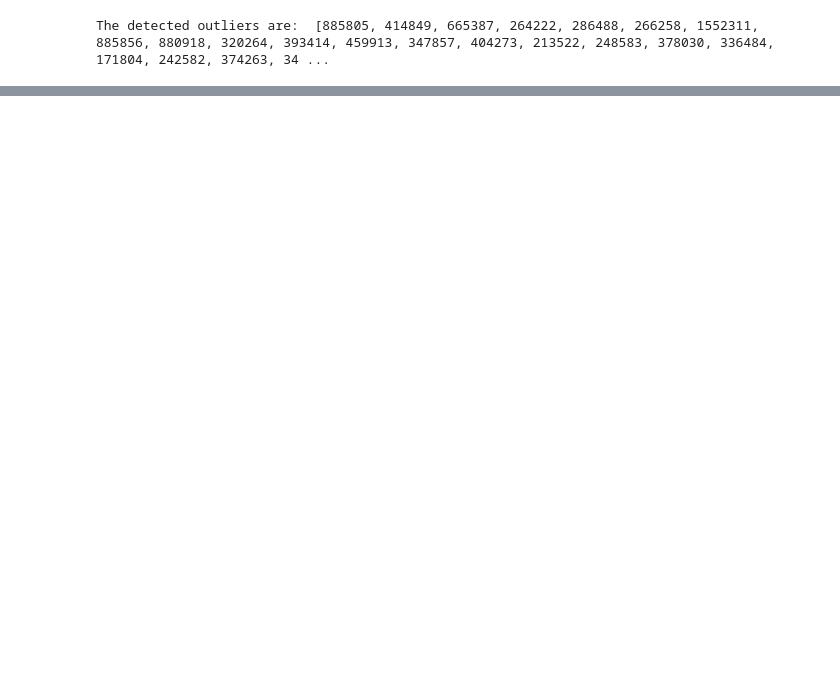
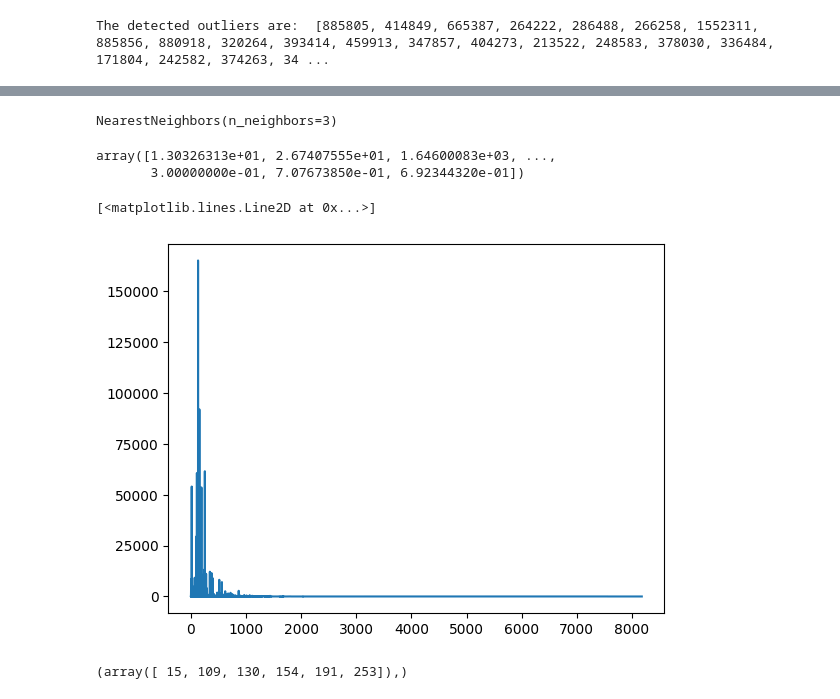
Before and after one commit to lukamath/DIQ_Project, a Jupyter notebook: DIQ_Project_10104067_LM-00.ipynb, the cells around one changed output, grey strips where cells are left out. Saved outputs shown, nothing was run; the diff lists cells and outputs as text; code cells hidden in the pictures; blank space fills up the shorter version.

```diff
--- a/DIQ_Project_10104067_LM-00.ipynb
+++ b/DIQ_Project_10104067_LM-00.ipynb
@@ -852,0 +1258,10 @@ The detected outliers are:  [885805, 414849, 665387, 264222, 286488, 266258, 155
+# %%
+#exploiting the consistency rating-votes I use only not null values for this attribute to use the model
+from annotated_types import IsNotNan
+
+
+clean_votes=MOVIES['Votes']
+clean_rating=MOVIES['Rating'].dropna()
+MOVIES_P = MOVIES[(MOVIES['Rating'].notna()) & (MOVIES['Votes'] > 0)]
+MOVIES_S=MOVIES_P[['Rating','Votes']] #I dont' use Attributes with too many null
+MOVIES_S.head(1)
@@ -852,0 +1271,3 @@ The detected outliers are:  [885805, 414849, 665387, 264222, 286488, 266258, 155
+# %%
+X = MOVIES_S.values
+X
@@ -852,0 +1282,28 @@ The detected outliers are:  [885805, 414849, 665387, 264222, 286488, 266258, 155
+# %%
+from sklearn.neighbors import NearestNeighbors
+#Instantiate model (KNN)
+KNN = NearestNeighbors(n_neighbors=3)
+
+KNN.fit(X)
+# %% [output]
+NearestNeighbors(n_neighbors=3)
+# %%
+#Distances and indexes of k-neaighbors from model outputs
+distances, indexes = KNN.kneighbors(X)
+# distances
+distances.mean(axis=1)
+# %% [output]
+array([1.30326313e+01, 2.67407555e+01, 1.64600083e+03, ...,
+       3.00000000e-01, 7.07673850e-01, 6.92344320e-01])
+# %%
+#Plot mean of k-distances of each observation
+plt.plot(distances.mean(axis=1))
+# %% [output]
+[<matplotlib.lines.Line2D at 0x...>]
+[figure, added]
+# %%
+#Visual cutoff
+outliers_indexes=np.where(distances.mean(axis=1)>37500)
+outliers_indexes
+# %% [output]
+(array([ 15, 109, 130, 154, 191, 253]),)
```
Also changed, not shown: parts of 66 cells of this notebook.
